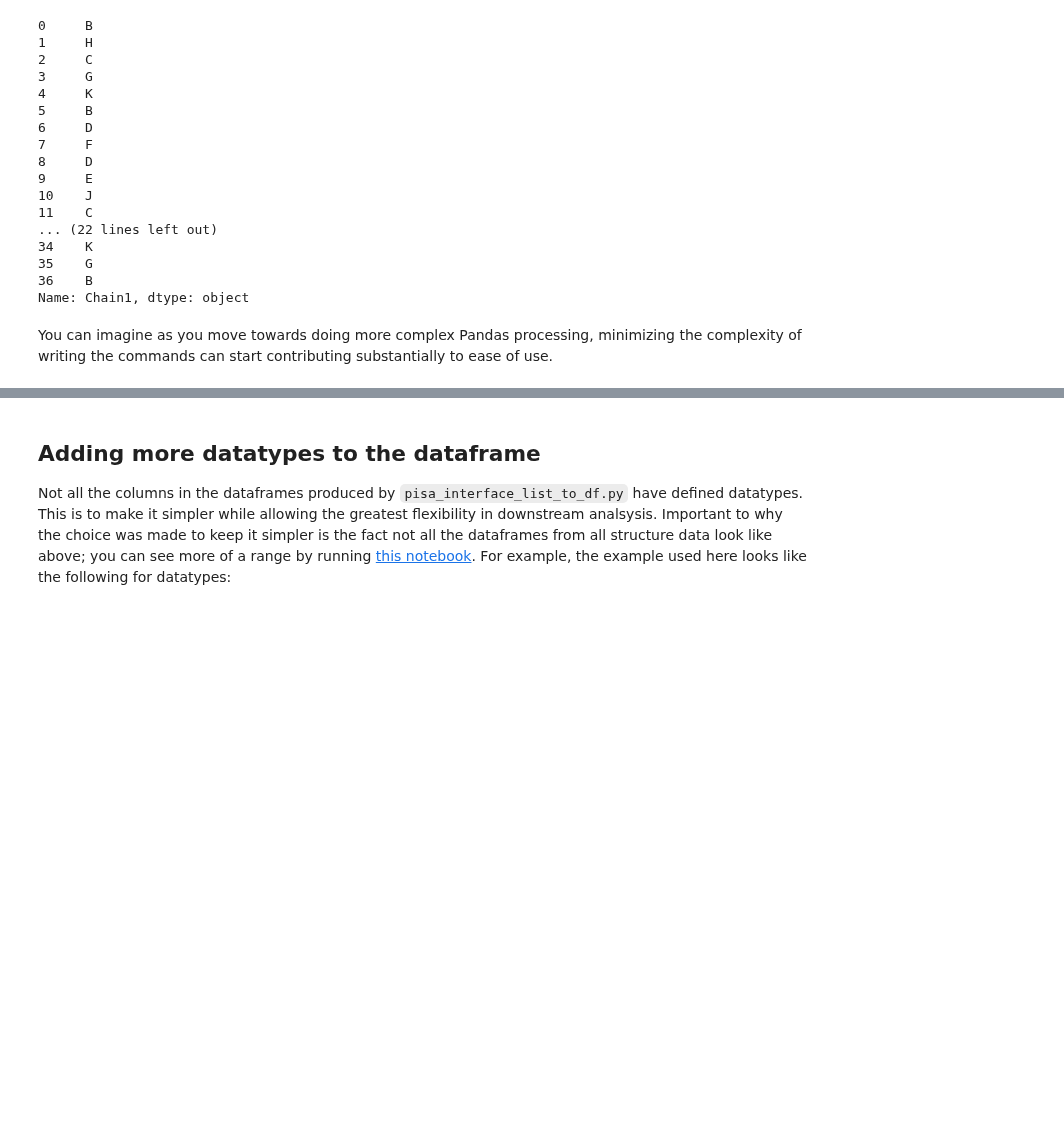
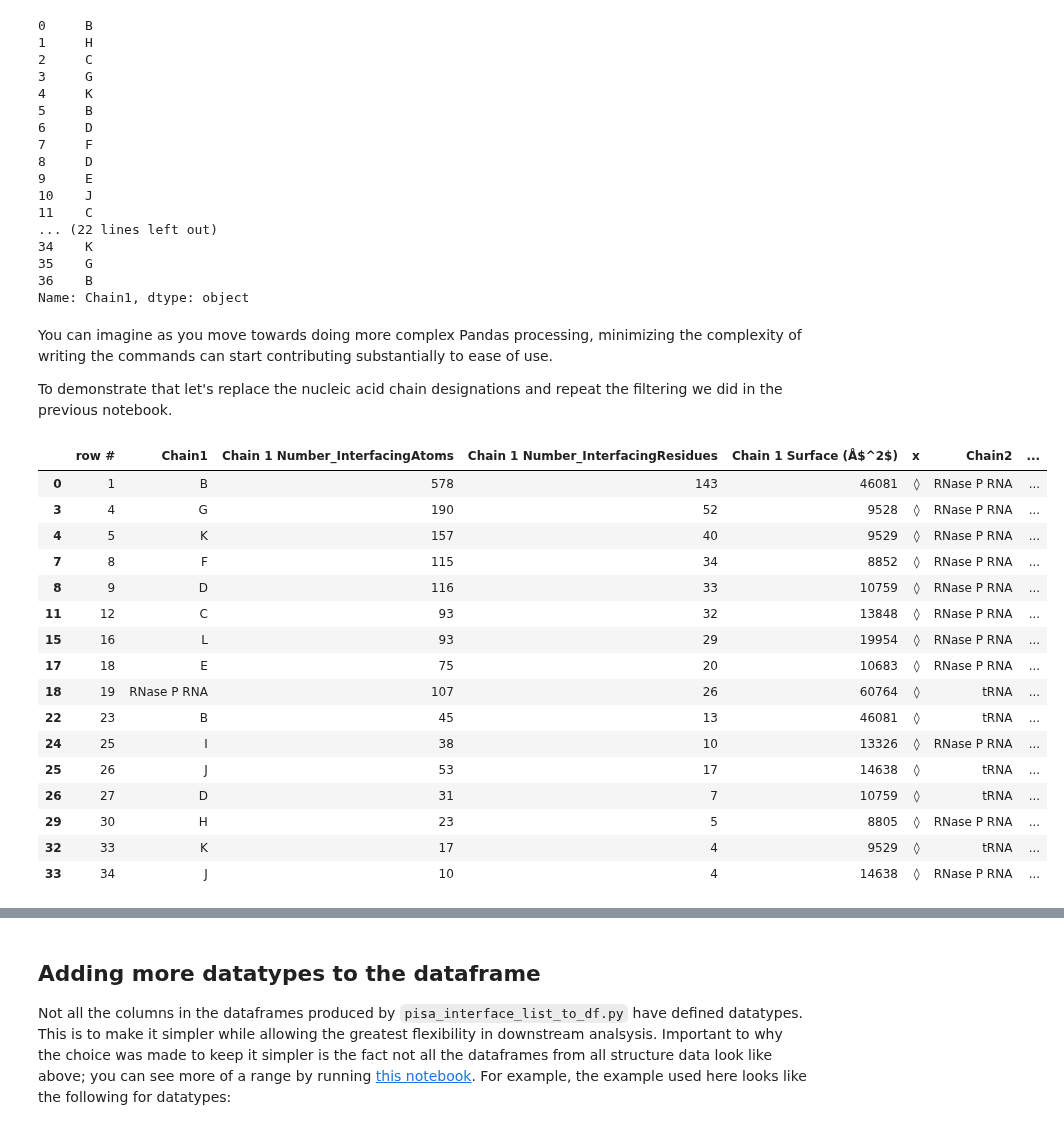
Before and after one commit to fomightez/pdbepisa-binder, a Jupyter notebook: notebooks/further_guide_to_working_with_df.ipynb, the cells around one changed output, grey strips where cells are left out. Drawn from its saved outputs; the diff is of its cells as text; code cells hidden in the pictures; blank space fills up the shorter version.

```diff
--- a/notebooks/further_guide_to_working_with_df.ipynb
+++ b/notebooks/further_guide_to_working_with_df.ipynb
@@ -172,3 +173,29 @@ df_collapsed2.Chain1
 Name: Chain1, dtype: object
 # %% [markdown]
 You can imagine as you move towards doing more complex Pandas processing, minimizing the complexity of writing the commands can start contributing substantially to ease of use.
+
+To demonstrate that let's replace the nucleic acid chain designations and repeat the filtering we did in the previous notebook.
+# %%
+df_collapsed2 = df_collapsed2.rename(columns={'Chain 2 Chain label':'Chain2'}) # also rename column for chain 2 label
+dfc = df_collapsed2.copy()
+dfc = dfc.replace('A', 'RNase P RNA')
+dfc = dfc.replace('T', 'tRNA')
+dfc[dfc.Chain1.str.contains('RNA')|dfc.Chain2.str.contains('RNA')]
+# %% [output]
+|  | row # | Chain1 | Chain 1 Number_InterfacingAtoms | Chain 1 Number_InterfacingResidues | Chain 1 Surface (Å$^2$) | x | Chain2 | ... |
+| 0 | 1 | B | 578 | 143 | 46081 | ◊ | RNase P RNA | ... |
+| 3 | 4 | G | 190 | 52 | 9528 | ◊ | RNase P RNA | ... |
+| 4 | 5 | K | 157 | 40 | 9529 | ◊ | RNase P RNA | ... |
+| 7 | 8 | F | 115 | 34 | 8852 | ◊ | RNase P RNA | ... |
+| 8 | 9 | D | 116 | 33 | 10759 | ◊ | RNase P RNA | ... |
+| 11 | 12 | C | 93 | 32 | 13848 | ◊ | RNase P RNA | ... |
+| 15 | 16 | L | 93 | 29 | 19954 | ◊ | RNase P RNA | ... |
+| 17 | 18 | E | 75 | 20 | 10683 | ◊ | RNase P RNA | ... |
+| 18 | 19 | RNase P RNA | 107 | 26 | 60764 | ◊ | tRNA | ... |
+| 22 | 23 | B | 45 | 13 | 46081 | ◊ | tRNA | ... |
+| 24 | 25 | I | 38 | 10 | 13326 | ◊ | RNase P RNA | ... |
+| 25 | 26 | J | 53 | 17 | 14638 | ◊ | tRNA | ... |
+| 26 | 27 | D | 31 | 7 | 10759 | ◊ | tRNA | ... |
+| 29 | 30 | H | 23 | 5 | 8805 | ◊ | RNase P RNA | ... |
+| 32 | 33 | K | 17 | 4 | 9529 | ◊ | tRNA | ... |
+| 33 | 34 | J | 10 | 4 | 14638 | ◊ | RNase P RNA | ... |
```
Also changed, not shown: parts of 3 cells of this notebook.
